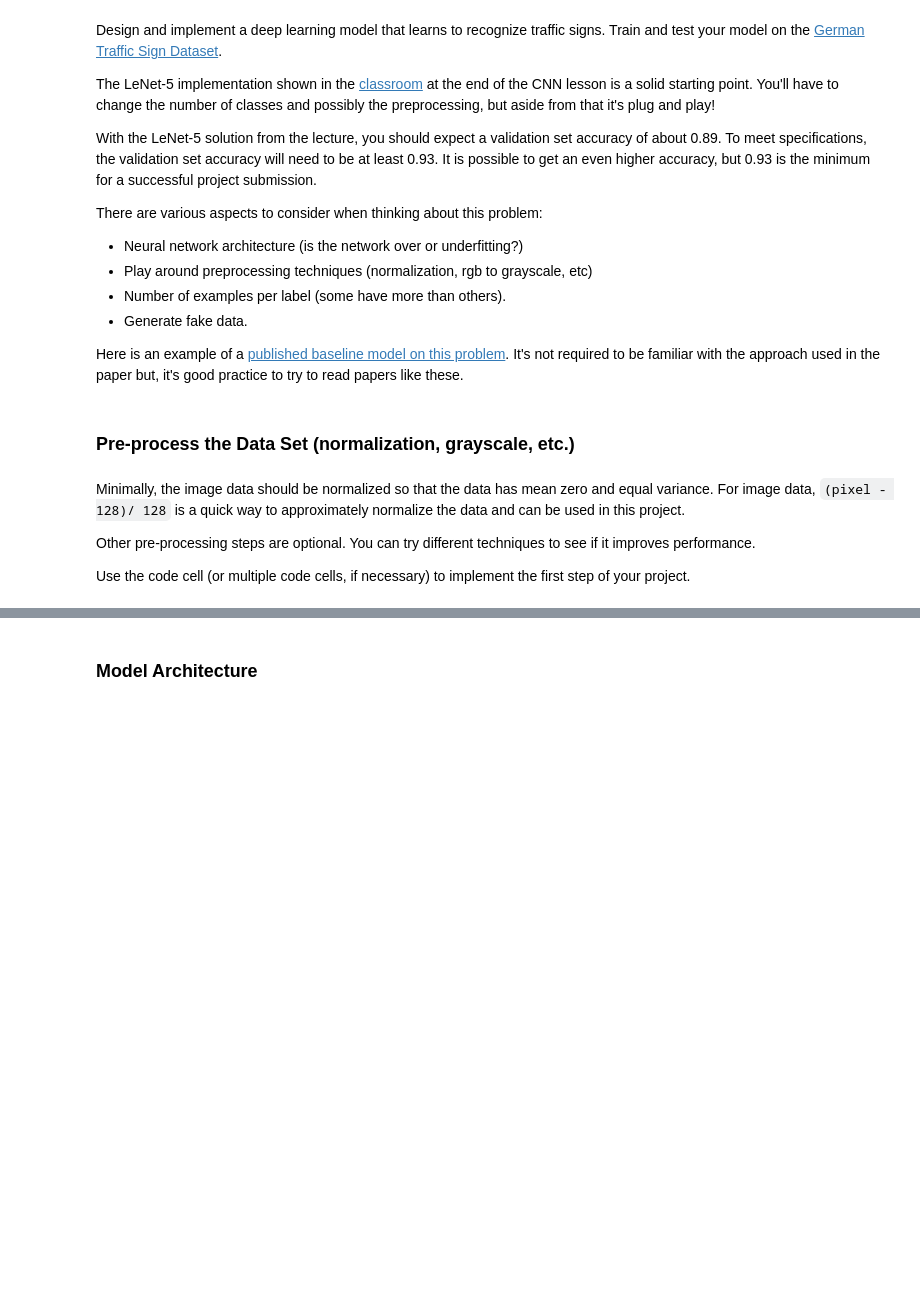
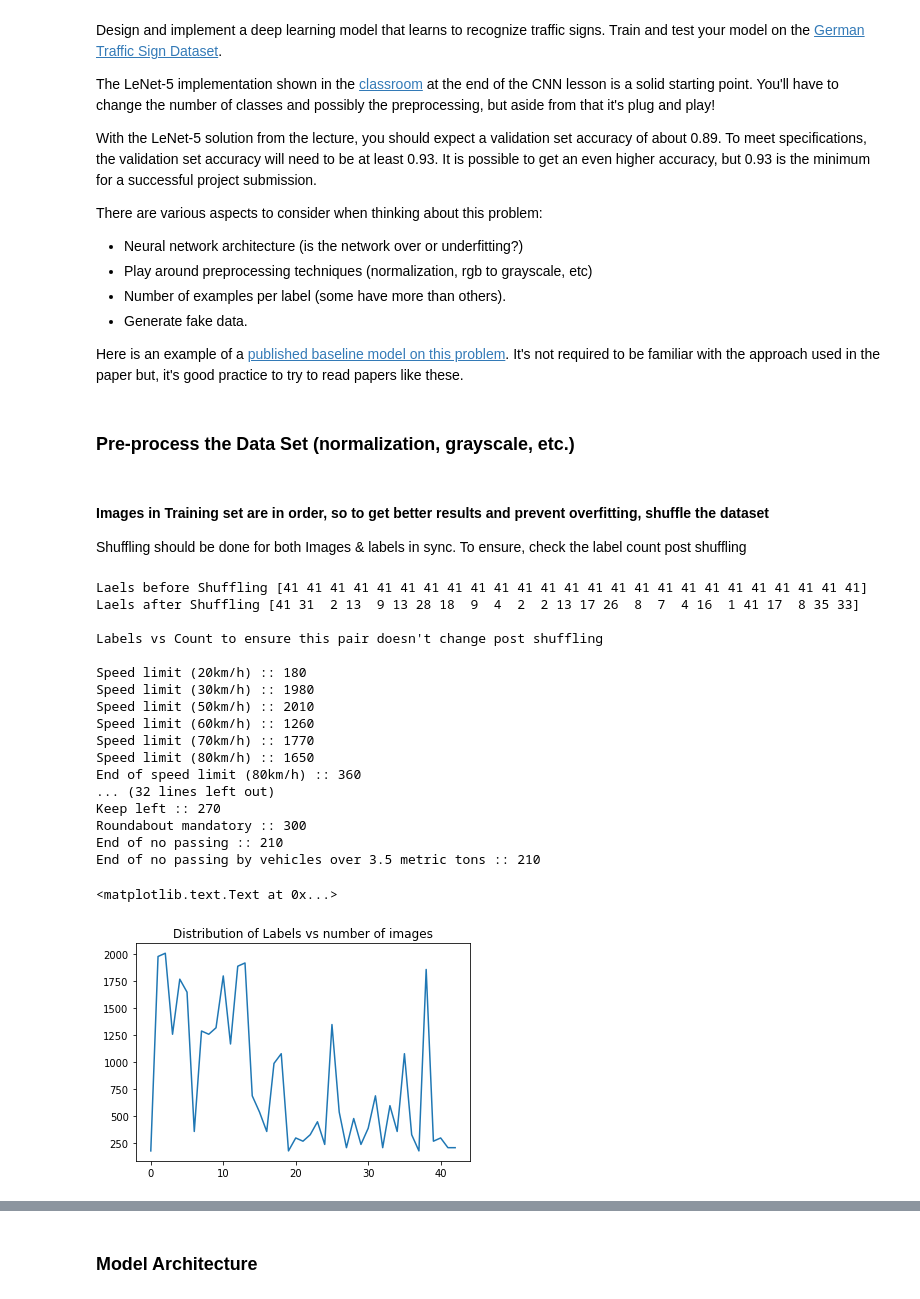
Before and after one commit to mymachinelearnings/CarND-Traffic-Sign-Classifier-Project, a Jupyter notebook: Traffic_Sign_Classifier.ipynb, the cells around one changed output, grey strips where cells are left out. Drawn from its saved outputs; the diff is of its cells as text; code cells hidden in the pictures; blank space fills up the shorter version.

Commit message:
pre processing done

```diff
--- a/Traffic_Sign_Classifier.ipynb
+++ b/Traffic_Sign_Classifier.ipynb
@@ -107,9 +139,3 @@ There are various aspects to consider when thinking about this problem:
 Here is an example of a [published baseline model on this problem](http://yann.lecun.com/exdb/publis/pdf/sermanet-ijcnn-11.pdf). It's not required to be familiar with the approach used in the paper but, it's good practice to try to read papers like these.
 # %% [markdown]
 ### Pre-process the Data Set (normalization, grayscale, etc.)
-# %% [markdown]
-Minimally, the image data should be normalized so that the data has mean zero and equal variance. For image data, `(pixel - 128)/ 128` is a quick way to approximately normalize the data and can be used in this project.
-
-Other pre-processing steps are optional. You can try different techniques to see if it improves performance.
-
-Use the code cell (or multiple code cells, if necessary) to implement the first step of your project.
@@ -119,0 +142,49 @@ Use the code cell (or multiple code cells, if necessary) to implement the first
+# %% [markdown]
+#### Images in Training set are in order, so to get better results and prevent overfitting, shuffle the dataset
+Shuffling should be done for both Images & labels in sync.
+To ensure, check the label count post shuffling
+# %%
+### Preprocess the data here. It is required to normalize the data. Other preprocessing steps could include
+### converting to grayscale, etc.
+### Feel free to use as many code cells as needed.
+
+from sklearn.utils import shuffle
+import matplotlib.pyplot as plt
+
+#Images are in order, so shuffle them
+print('Laels before Shuffling', y_train[:25])
+
+X_train_shuffle, y_train_shuffle = shuffle(X_train, y_train)
+print('Laels after Shuffling', y_train_shuffle[:25])
+
+#To check if the count has changed after shuffling, which ideally shouldn't
+count, label = np.unique(y_train_shuffle, return_counts=True)
+label_dict_shuffle = readcsv('signnames.csv')
+print('\nLabels vs Count to ensure this pair doesn\'t change post shuffling\n')
+count_var = []
+for i, j in zip(count, label):
+    print('{} :: {}'.format(label_dict_shuffle[repr(i)], j))
+    count_var.append(j)
+
+plt.plot(count_var)
+plt.title('Distribution of Labels vs number of images')
+# %% [output]
+Laels before Shuffling [41 41 41 41 41 41 41 41 41 41 41 41 41 41 41 41 41 41 41 41 41 41 41 41 41]
+Laels after Shuffling [41 31  2 13  9 13 28 18  9  4  2  2 13 17 26  8  7  4 16  1 41 17  8 35 33]
+
+Labels vs Count to ensure this pair doesn't change post shuffling
+
+Speed limit (20km/h) :: 180
+Speed limit (30km/h) :: 1980
+Speed limit (50km/h) :: 2010
+Speed limit (60km/h) :: 1260
+Speed limit (70km/h) :: 1770
+Speed limit (80km/h) :: 1650
+End of speed limit (80km/h) :: 360
+... (32 lines left out)
+Keep left :: 270
+Roundabout mandatory :: 300
+End of no passing :: 210
+End of no passing by vehicles over 3.5 metric tons :: 210
+<matplotlib.text.Text at 0x...>
+[figure, added]
```
Also changed, not shown: parts of 6 cells of this notebook.
